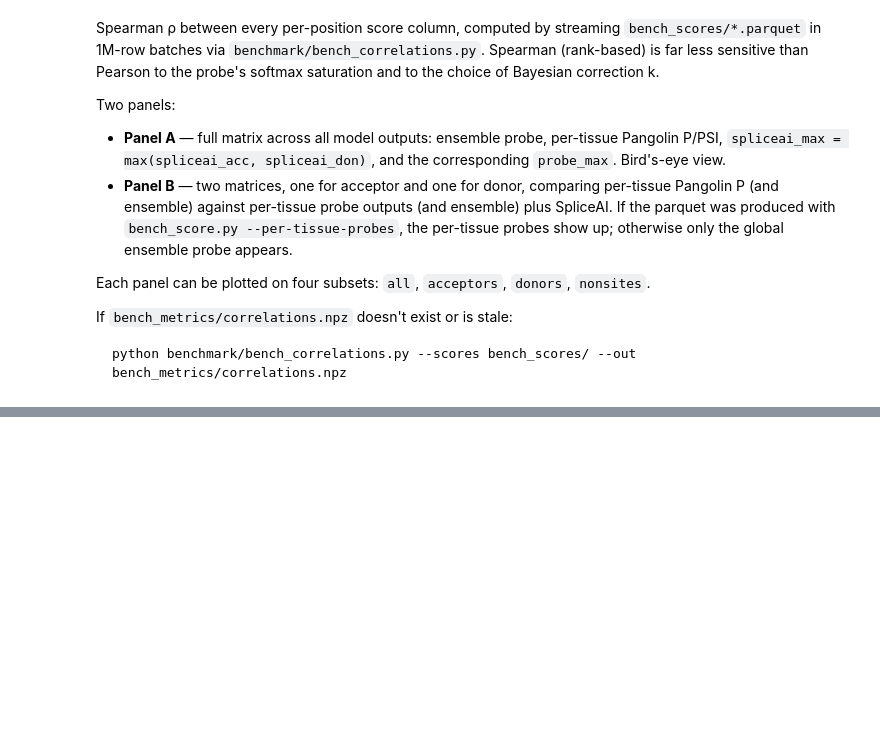
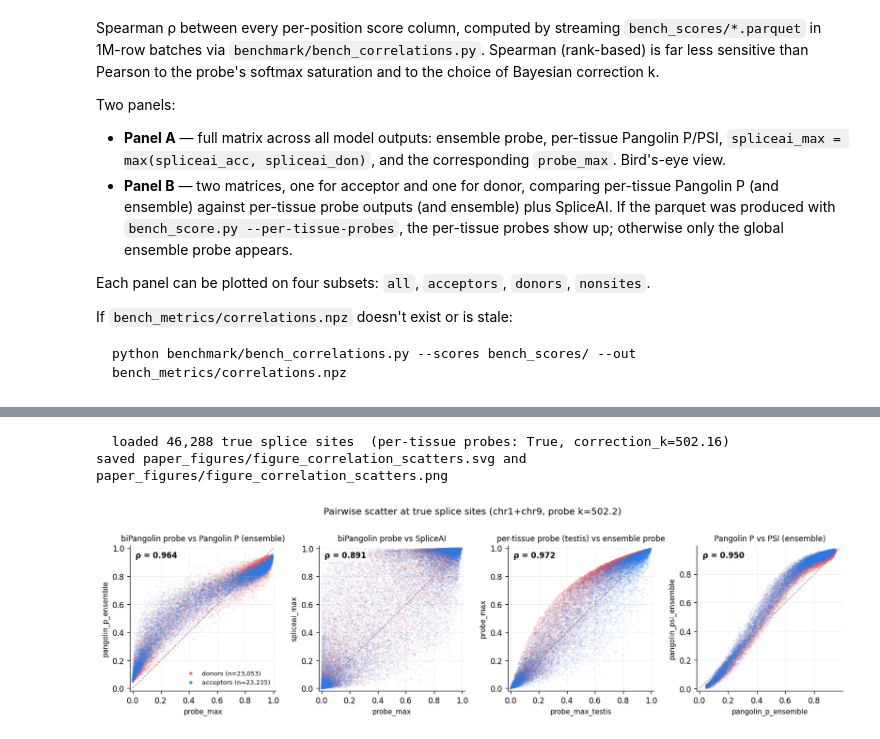
Before and after one commit to Delayed-Gitification/biPangolin, a Jupyter notebook: paper_figures.ipynb, the cells around one changed output, grey strips where cells are left out. Saved outputs shown, nothing was run; the diff lists cells and outputs as text; code cells hidden in the pictures; blank space fills up the shorter version.

```diff
--- a/paper_figures.ipynb
+++ b/paper_figures.ipynb
@@ -1111,9 +1166,12 @@ def _load_scatter_arrays(scores_dir=BENCH_SCORES_DIR, chroms=("chr1", "chr9")):
         "pangolin_p_heart", "pangolin_p_liver", "pangolin_p_brain", "pangolin_p_testis",
         "pangolin_psi_heart", "pangolin_psi_liver", "pangolin_psi_brain", "pangolin_psi_testis",
     ]
-    has_pt = all(f"probe_{ch}_testis" in pq_schema for ch in ("none", "acc", "don"))
+    has_pt = all(f"probe_{ch}_{t}" in pq_schema
+                 for ch in ("none", "acc", "don")
+                 for t in ("heart", "liver", "brain", "testis"))
     if has_pt:
-        needed_native += ["probe_none_testis", "probe_acc_testis", "probe_don_testis"]
+        for t in ("heart", "liver", "brain", "testis"):
+            needed_native += [f"probe_none_{t}", f"probe_acc_{t}", f"probe_don_{t}"]
     out = {c: [] for c in needed_native}
     for chrom in chroms:
         path = scores_dir / f"{chrom}.parquet"
@@ -1134,11 +1192,12 @@ def _load_scatter_arrays(scores_dir=BENCH_SCORES_DIR, chroms=("chr1", "chr9")):
     cn, ca, cd = _correct_triple(arrs["probe_none"], arrs["probe_acc"], arrs["probe_don"], k)
     arrs["probe_none"], arrs["probe_acc"], arrs["probe_don"] = cn, ca, cd
     if has_pt:
-        cn, ca, cd = _correct_triple(
-            arrs["probe_none_testis"], arrs["probe_acc_testis"], arrs["probe_don_testis"], k)
-        arrs["probe_none_testis"] = cn
-        arrs["probe_acc_testis"] = ca
-        arrs["probe_don_testis"] = cd
+        for t in ("heart", "liver", "brain", "testis"):
+            cn, ca, cd = _correct_triple(
+                arrs[f"probe_none_{t}"], arrs[f"probe_acc_{t}"], arrs[f"probe_don_{t}"], k)
+            arrs[f"probe_none_{t}"] = cn
+            arrs[f"probe_acc_{t}"] = ca
+            arrs[f"probe_don_{t}"] = cd
 
     # Derived columns (from corrected probe values)
     p_cols = [arrs[f"pangolin_p_{t}"] for t in ("heart","liver","brain","testis")]
@@ -1196,33 +1255,37 @@ def plot_correlation_scatters(arrs, has_pt):
         hi = float(max(np.nanmax(x), np.nanmax(y)))
         ax.plot([lo, hi], [lo, hi], color="#888888", lw=0.8, ls="--", zorder=0)
         rho = _spearman_rho(x, y)
         ax.text(0.04, 0.96, f"ρ = {rho:.3f}",
                 transform=ax.transAxes, va="top", ha="left",
                 fontsize=10, fontweight="bold",
                 bbox=dict(boxstyle="round,pad=0.25", fc="white", ec="none", alpha=0.8))
         ax.set_xlabel(xkey, fontsize=9)
         ax.set_ylabel(ykey, fontsize=9)
         ax.set_title(title, fontsize=10)
         ax.set_xlim(lo - 0.02, hi + 0.02)
         ax.set_ylim(lo - 0.02, hi + 0.02)
         ax.set_aspect("equal")
         if ax is axes[0]:
             leg = ax.legend(frameon=False, fontsize=8, loc="lower right",
                             markerscale=2)
             for lh in leg.legend_handles:
                 lh.set_alpha(0.9)
     fig.suptitle(f"Pairwise scatter at true splice sites (chr1+chr9, probe k={arrs['_correction_k']:.1f})",
                  y=1.04, fontsize=12)
     fig.tight_layout()
     return fig
 
 
 scatter_arrays, _has_pt = _load_scatter_arrays()
 print(f"  loaded {len(scatter_arrays['label']):,} true splice sites  "
       f"(per-tissue probes: {_has_pt}, correction_k={scatter_arrays['_correction_k']:.2f})")
 fig = plot_correlation_scatters(scatter_arrays, _has_pt)
 save_figure(fig, "figure_correlation_scatters")
 plt.show()
+# %% [output]
+  loaded 46,288 true splice sites  (per-tissue probes: True, correction_k=502.16)
+saved paper_figures/figure_correlation_scatters.svg and paper_figures/figure_correlation_scatters.png
+[figure, added]
 # %%
 # Tissue-specificity check: does each tissue probe correlate more strongly with
 # its matched-tissue Pangolin output than with mismatched tissues?
```
Also changed, not shown: parts of 9 cells of this notebook.
